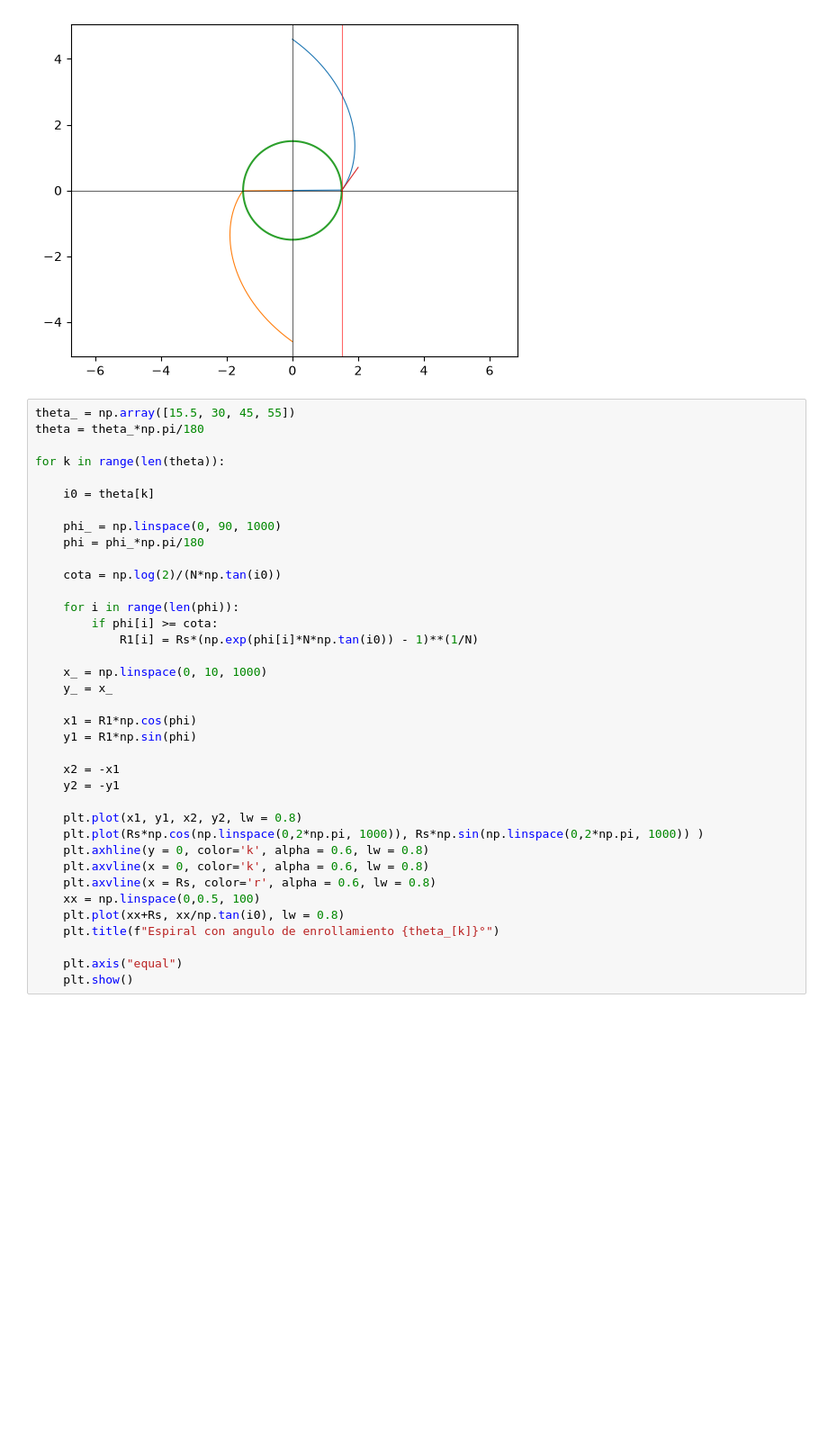
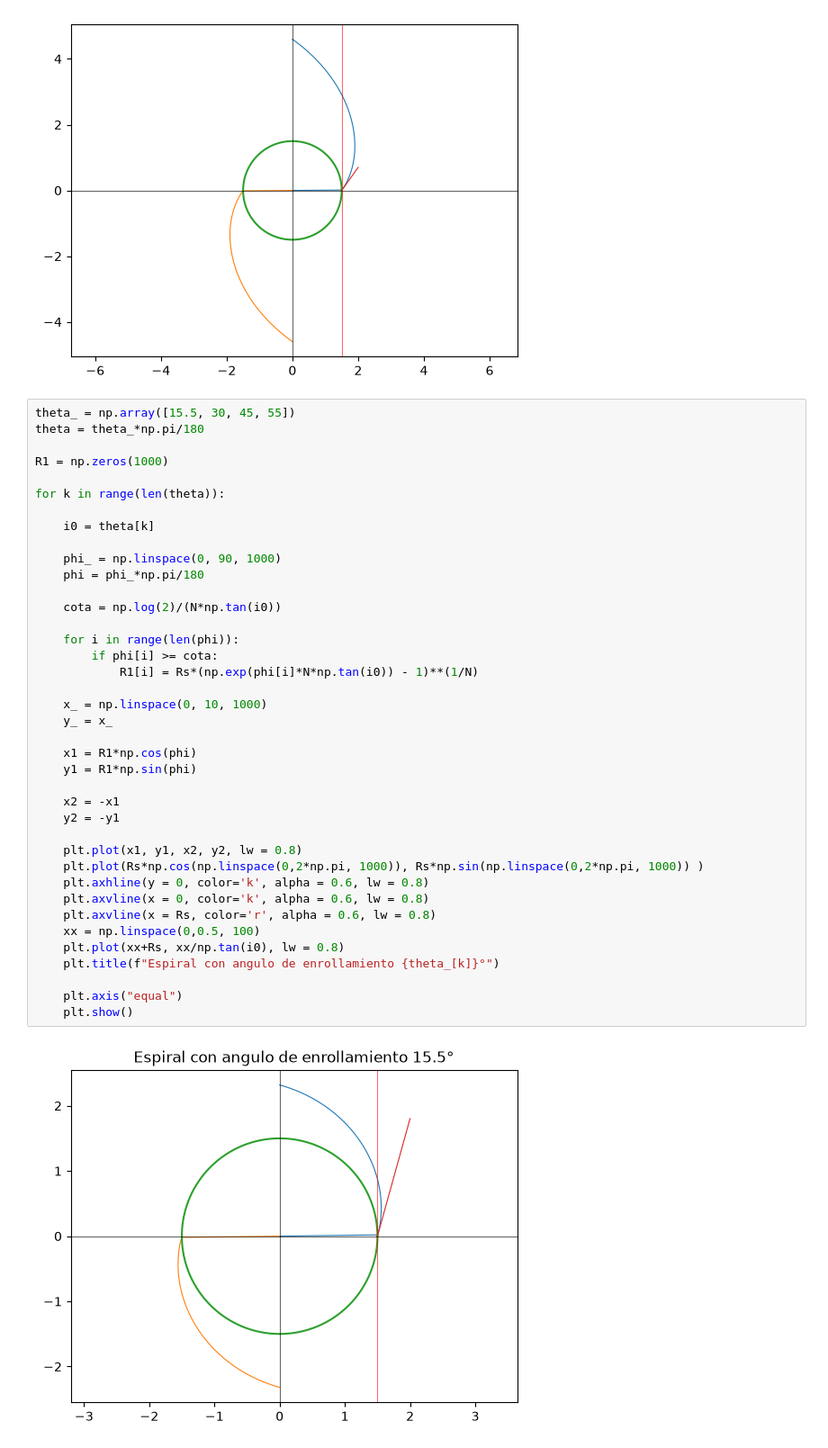
Before and after one commit to emmdaz/tesis-codes, a Jupyter notebook: orbits-integration/locusTWA.ipynb, the cells around one changed output. Shown at 90% size. Drawn from its saved outputs; the diff is of its cells as text; blank space fills up the shorter version.

```diff
--- a/orbits-integration/locusTWA.ipynb
+++ b/orbits-integration/locusTWA.ipynb
@@ -41,6 +41,8 @@ plt.show()
 # %%
 theta_ = np.array([15.5, 30, 45, 55])
 theta = theta_*np.pi/180
+
+R1 = np.zeros(1000)
 
 for k in range(len(theta)):
 
@@ -48,30 +50,32 @@ for k in range(len(theta)):
 
     phi_ = np.linspace(0, 90, 1000)
     phi = phi_*np.pi/180
 
     cota = np.log(2)/(N*np.tan(i0))
 
     for i in range(len(phi)):
         if phi[i] >= cota:
             R1[i] = Rs*(np.exp(phi[i]*N*np.tan(i0)) - 1)**(1/N)
 
     x_ = np.linspace(0, 10, 1000)
     y_ = x_
 
     x1 = R1*np.cos(phi)
     y1 = R1*np.sin(phi)
 
     x2 = -x1
     y2 = -y1
 
     plt.plot(x1, y1, x2, y2, lw = 0.8)
     plt.plot(Rs*np.cos(np.linspace(0,2*np.pi, 1000)), Rs*np.sin(np.linspace(0,2*np.pi, 1000)) )
     plt.axhline(y = 0, color='k', alpha = 0.6, lw = 0.8)
     plt.axvline(x = 0, color='k', alpha = 0.6, lw = 0.8)
     plt.axvline(x = Rs, color='r', alpha = 0.6, lw = 0.8)
     xx = np.linspace(0,0.5, 100)
     plt.plot(xx+Rs, xx/np.tan(i0), lw = 0.8)
     plt.title(f"Espiral con angulo de enrollamiento {theta_[k]}°")
 
     plt.axis("equal")
     plt.show()
+# %% [output]
+[figure, added]
```
Also changed, not shown: parts of 1 cell of this notebook, 2 other files.
